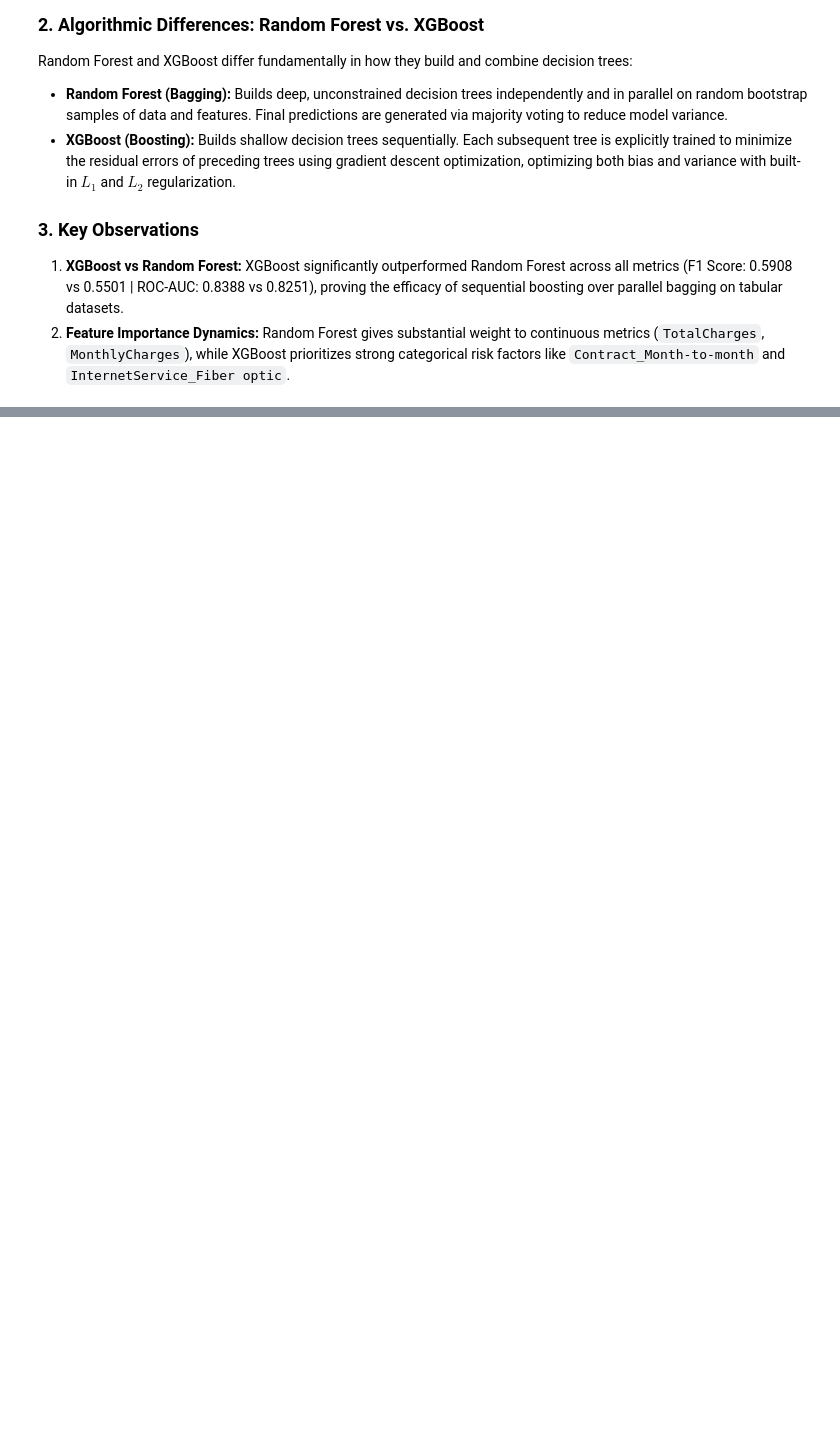
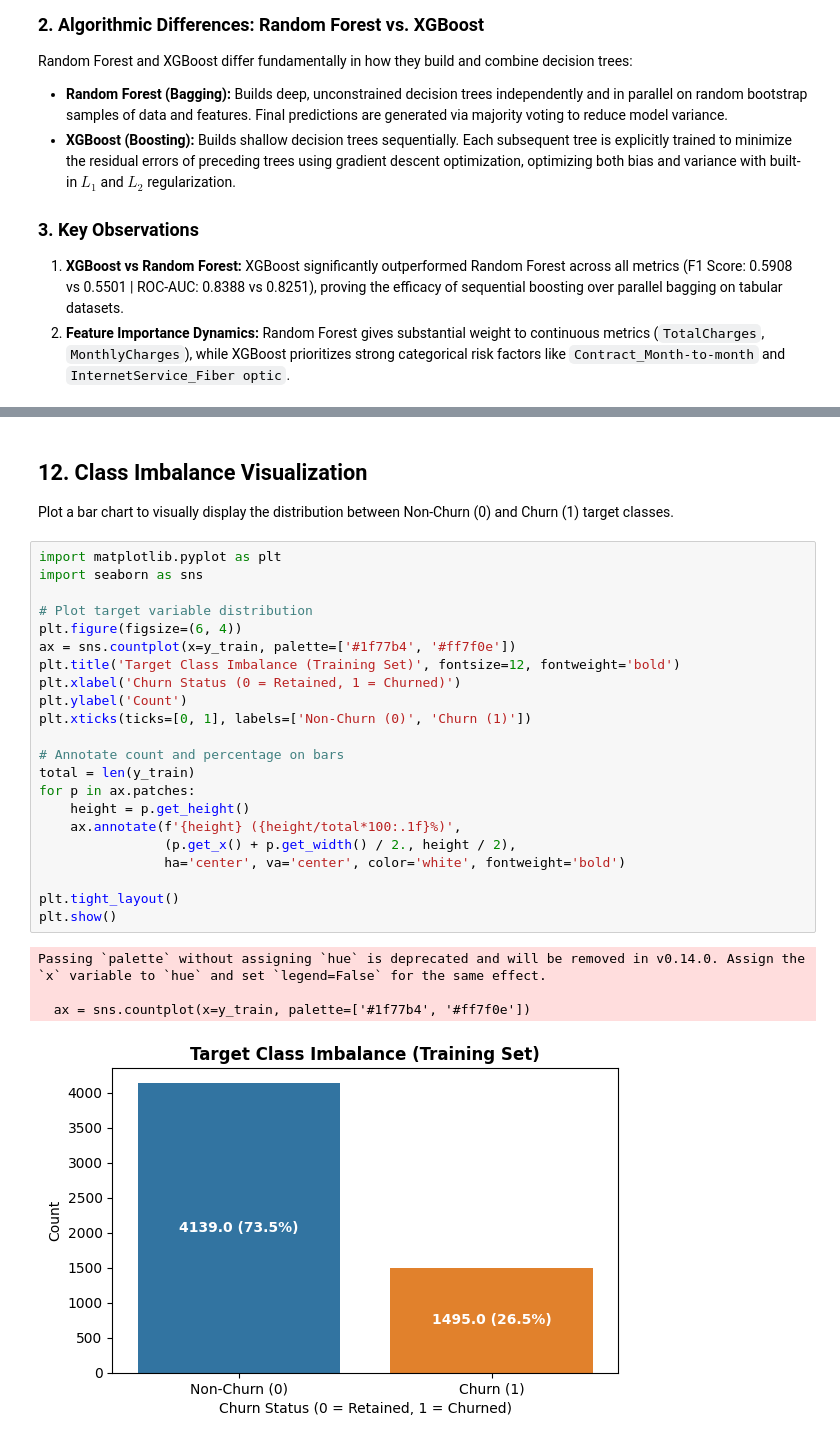
Before and after one commit to AliAnusKhan/neuro-five-telco-customer-churn-prediction, a Jupyter notebook: XgBoost_VS_RF.ipynb, the cells around one changed output, grey strips where cells are left out. Drawn from its saved outputs; the diff is of its cells as text; blank space fills up the shorter version.

Commit message:
Add ensemble models comparison and SMOTE class imbalance handling

```diff
--- a/XgBoost_VS_RF.ipynb
+++ b/XgBoost_VS_RF.ipynb
@@ -240,0 +256,30 @@ Random Forest and XGBoost differ fundamentally in how they build and combine dec
+# %% [markdown]
+## 12. Class Imbalance Visualization
+Plot a bar chart to visually display the distribution between Non-Churn (0) and Churn (1) target classes.
+# %%
+import matplotlib.pyplot as plt
+import seaborn as sns
+
+# Plot target variable distribution
+plt.figure(figsize=(6, 4))
+ax = sns.countplot(x=y_train, palette=['#1f77b4', '#ff7f0e'])
+plt.title('Target Class Imbalance (Training Set)', fontsize=12, fontweight='bold')
+plt.xlabel('Churn Status (0 = Retained, 1 = Churned)')
+plt.ylabel('Count')
+plt.xticks(ticks=[0, 1], labels=['Non-Churn (0)', 'Churn (1)'])
+
+# Annotate count and percentage on bars
+total = len(y_train)
+for p in ax.patches:
+    height = p.get_height()
+    ax.annotate(f'{height} ({height/total*100:.1f}%)',
+                (p.get_x() + p.get_width() / 2., height / 2),
+                ha='center', va='center', color='white', fontweight='bold')
+
+plt.tight_layout()
+plt.show()
+# %% [output]
+Passing `palette` without assigning `hue` is deprecated and will be removed in v0.14.0. Assign the `x` variable to `hue` and set `legend=False` for the same effect.
+
+  ax = sns.countplot(x=y_train, palette=['#1f77b4', '#ff7f0e'])
+[figure, added]
```
Also changed, not shown: parts of 11 cells of this notebook.
